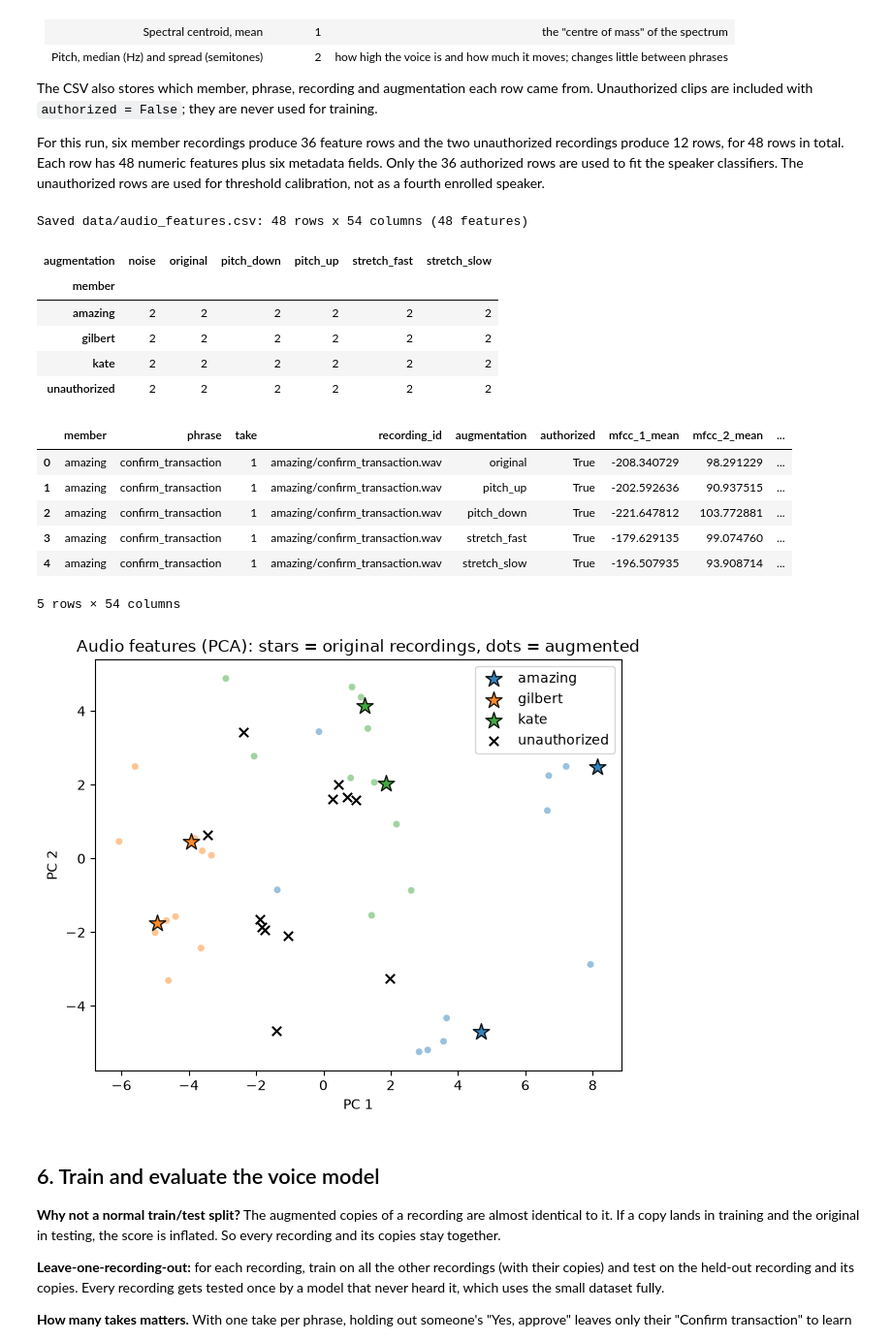
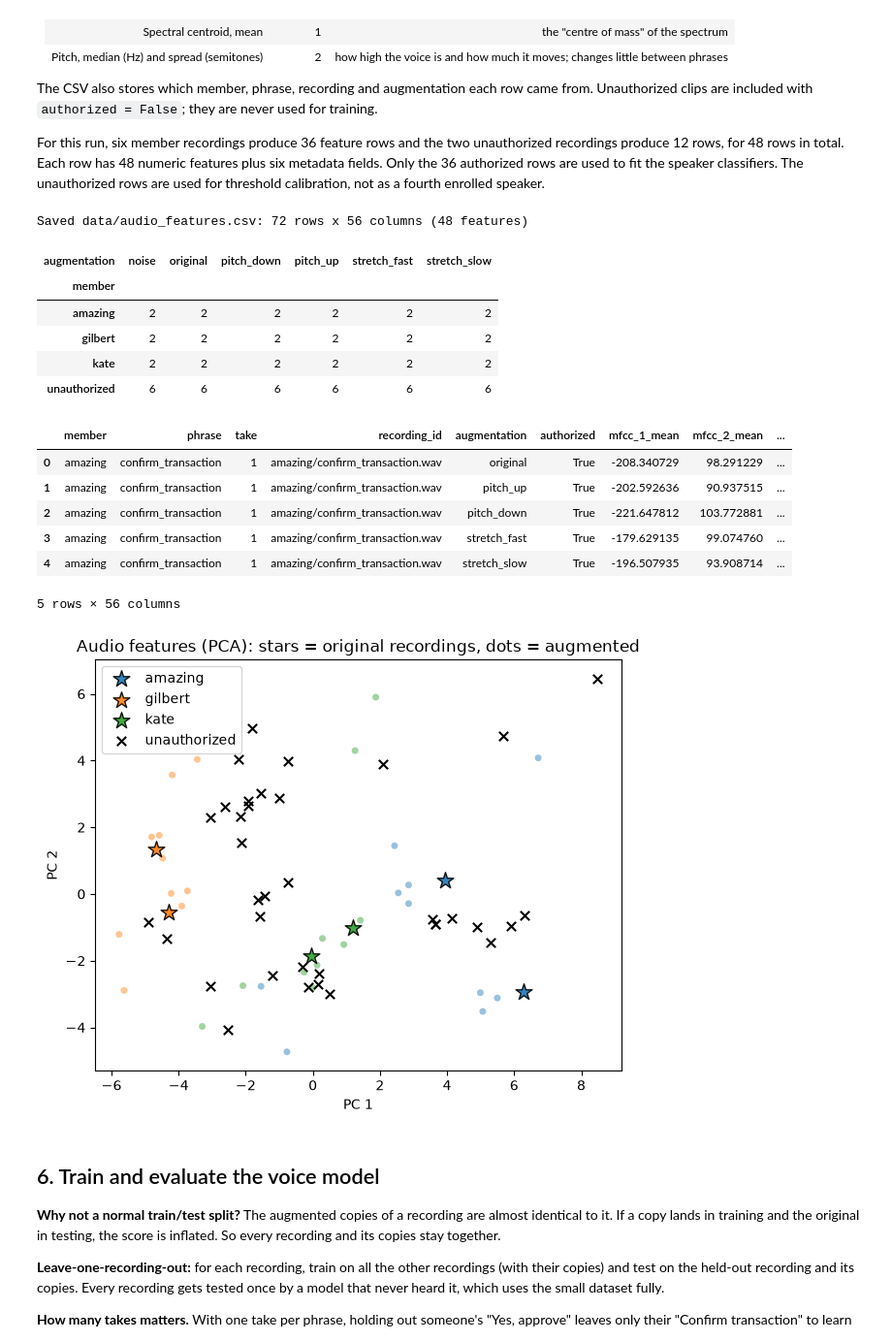
Before and after one commit to gilbmura/dataPreProcessing, a Jupyter notebook: notebooks/03_audio.ipynb, the cells around one changed output. Shown at 97% size. Saved outputs shown, nothing was run; the diff lists cells and outputs as text; code cells hidden in the pictures.

```diff
--- a/notebooks/03_audio.ipynb
+++ b/notebooks/03_audio.ipynb
@@ -187,6 +191,13 @@ if ONE_TAKE:
 
 print(f"\n{len(recordings)} recordings from {len(MEMBERS)} members: {', '.join(MEMBERS)}")
 print(f"{len(unauthorized)} unauthorized clip(s)")
+# Fixed person-level split before fitting: Placide is never used to tune the threshold.
+CALIBRATION_PEOPLE = {'frank', 'gabriella'}
+TEST_PEOPLE = {'placide'}
+unauthorized['person'] = unauthorized['path'].map(lambda p: p.stem.split('_')[0].lower())
+assert set(unauthorized['person']) == CALIBRATION_PEOPLE | TEST_PEOPLE
+unauthorized['split'] = unauthorized['person'].map(lambda name: 'test' if name in TEST_PEOPLE else 'calibration')
+display(unauthorized[['person', 'split', 'path']])
 # %% [output]
 | phrase | yes_approve | confirm_transaction |
 | member |  |  |
@@ -456,38 +474,44 @@ calibration, not as a fourth enrolled speaker.
 # %%
 rows = []
 meta = recordings.set_index("recording_id")
 for rid, versions in augmented.items():
     for aug, y in versions.items():
         rows.append({"member": meta.loc[rid, "member"], "phrase": meta.loc[rid, "phrase"],
                      "take": meta.loc[rid, "take"], "recording_id": rid, "augmentation": aug,
                      "authorized": True, **vm.extract_features(y, SR)})
 for rid, versions in augmented_unauthorized.items():
     for aug, y in versions.items():
         rows.append({"member": "unauthorized", "phrase": vm.parse_recording_name(rid)[0],
                      "take": vm.parse_recording_name(rid)[1], "recording_id": rid,
                      "augmentation": aug, "authorized": False, **vm.extract_features(y, SR)})
 
 features = pd.DataFrame(rows)
+features['split'] = features.apply(lambda row: 'member' if row['authorized'] else
+    ('test' if Path(row['recording_id']).name.split('_')[0].lower() in TEST_PEOPLE else 'calibration'), axis=1)
+features['person'] = features.apply(lambda row: row['member'] if row['authorized'] else Path(row['recording_id']).name.split('_')[0].lower(), axis=1)
+for idx in features.index[~features['authorized']]:
+    filename = features.at[idx, 'recording_id'].lower()
+    features.at[idx, 'phrase'] = 'confirm_transaction' if 'confirm' in filename else 'yes_approve'
 features.to_csv(FEATURES_CSV, index=False)
 print(f"Saved {rel(FEATURES_CSV)}: {features.shape[0]} rows x {features.shape[1]} columns "
       f"({len(vm.FEATURE_COLUMNS)} features)")
 display(features.groupby(["member", "augmentation"]).size().unstack(fill_value=0))
 display(features.head())
 # %% [output]
-Saved data/audio_features.csv: 48 rows x 54 columns (48 features)
+Saved data/audio_features.csv: 72 rows x 56 columns (48 features)
 | augmentation | noise | original | pitch_down | pitch_up | stretch_fast | stretch_slow |
 | member |  |  |  |  |  |  |
 | amazing | 2 | 2 | 2 | 2 | 2 | 2 |
 | gilbert | 2 | 2 | 2 | 2 | 2 | 2 |
 | kate | 2 | 2 | 2 | 2 | 2 | 2 |
-| unauthorized | 2 | 2 | 2 | 2 | 2 | 2 |
+| unauthorized | 6 | 6 | 6 | 6 | 6 | 6 |
 |  | member | phrase | take | recording_id | augmentation | authorized | mfcc_1_mean | mfcc_2_mean | ... |
 | 0 | amazing | confirm_transaction | 1 | amazing/confirm_transaction.wav | original | True | -208.340729 | 98.291229 | ... |
 | 1 | amazing | confirm_transaction | 1 | amazing/confirm_transaction.wav | pitch_up | True | -202.592636 | 90.937515 | ... |
 | 2 | amazing | confirm_transaction | 1 | amazing/confirm_transaction.wav | pitch_down | True | -221.647812 | 103.772881 | ... |
 | 3 | amazing | confirm_transaction | 1 | amazing/confirm_transaction.wav | stretch_fast | True | -179.629135 | 99.074760 | ... |
 | 4 | amazing | confirm_transaction | 1 | amazing/confirm_transaction.wav | stretch_slow | True | -196.507935 | 93.908714 | ... |
-5 rows × 54 columns
+5 rows × 56 columns
 # %%
 # Do the members form separate groups? Project the features onto 2 dimensions.
 scaled = StandardScaler().fit_transform(features[vm.FEATURE_COLUMNS])
@@ -511,7 +535,7 @@ ax.legend()
 fig.savefig(FIG_DIR / "audio_features_pca.png")
 plt.show()
 # %% [output]
-[figure, old version]
+[figure, new version]
 # %% [markdown]
 ## 6. Train and evaluate the voice model
 
```
Also changed, not shown: parts of 13 cells of this notebook, 2 other files.
